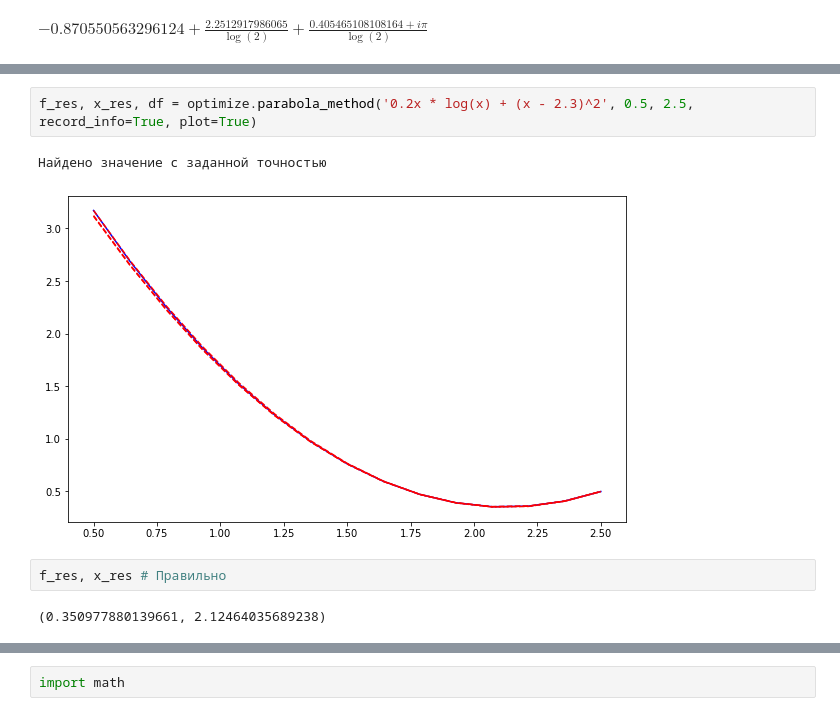
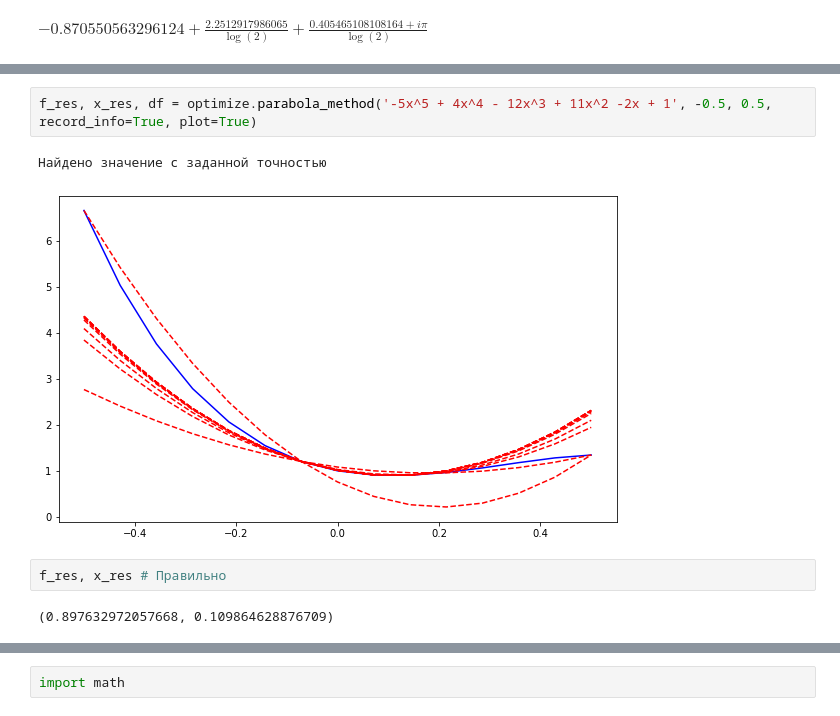
Before and after one commit to M1croZavr/ML_opt, a Jupyter notebook: Untitled.ipynb, the cells around one changed output, grey strips where cells are left out. Saved outputs shown, nothing was run; the diff lists cells and outputs as text.

```diff
--- a/Untitled.ipynb
+++ b/Untitled.ipynb
@@ -27,9 +27,9 @@ f_res, x_res # Правильно
 # %%
-f_res, x_res, df = optimize.parabola_method('0.2x * log(x) + (x - 2.3)^2', 0.5, 2.5, record_info=True, plot=True)
+f_res, x_res, df = optimize.parabola_method('-5x^5 + 4x^4 - 12x^3 + 11x^2 -2x + 1', -0.5, 0.5, record_info=True, plot=True)
 # %% [output]
 Найдено значение с заданной точностью
-[figure, old version]
+[figure, new version]
 # %%
 f_res, x_res # Правильно
 # %% [output]
-(0.350977880139661, 2.12464035689238)
+(0.897632972057668, 0.109864628876709)
```
Also changed, not shown: parts of 7 cells of this notebook, 2 other files.
